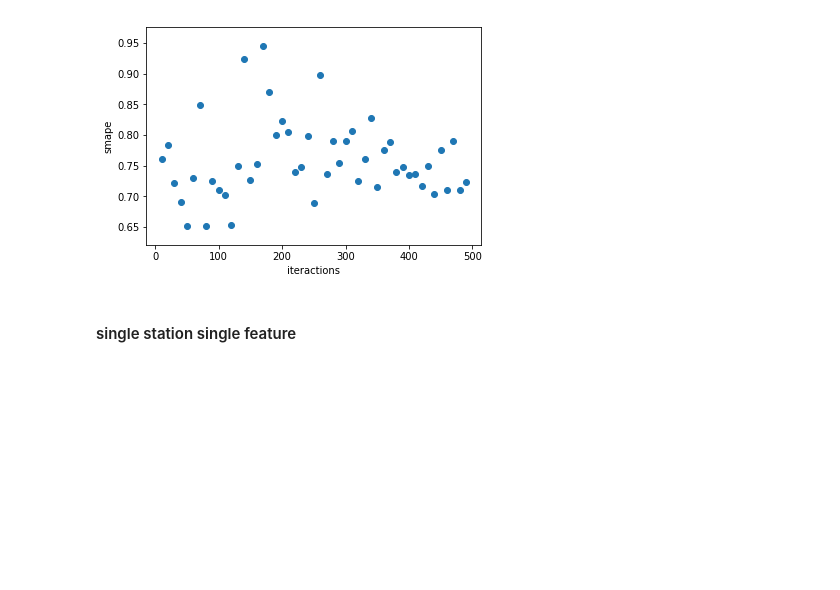
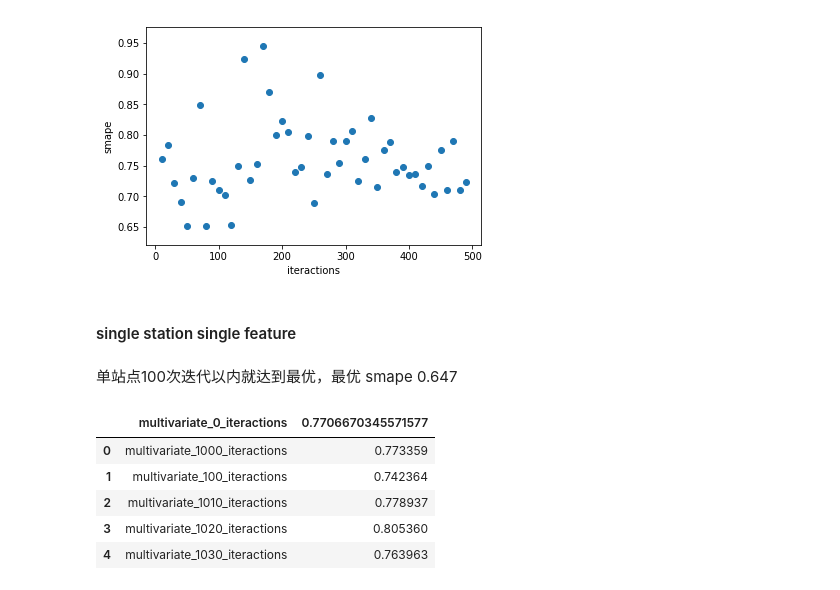
Before and after one commit to txytju/air-quality-prediction, a Jupyter notebook: hyper_parameters_tuning.ipynb, the cells around one changed output. Cells and saved outputs as stored; diff of their text form; code cells hidden in the pictures; blank space fills up the shorter version.

```diff
--- a/hyper_parameters_tuning.ipynb
+++ b/hyper_parameters_tuning.ipynb
@@ -94,6 +107,17 @@ plt.ylabel("smape")
 [figure]
 # %% [markdown]
 #### single station single feature
+# %% [markdown]
+单站点100次迭代以内就达到最优，最优 smape 0.647
 # %%
 df = pd.read_csv("data/one_station_one_feature_seq2seq_result.csv")
+# %%
+df.head()
+# %% [output]
+|  | multivariate_0_iteractions | 0.7706670345571577 |
+| 0 | multivariate_1000_iteractions | 0.773359 |
+| 1 | multivariate_100_iteractions | 0.742364 |
+| 2 | multivariate_1010_iteractions | 0.778937 |
+| 3 | multivariate_1020_iteractions | 0.805360 |
+| 4 | multivariate_1030_iteractions | 0.763963 |
 # %%
```
Also changed, not shown: parts of 6 cells of this notebook, 2 other files.
